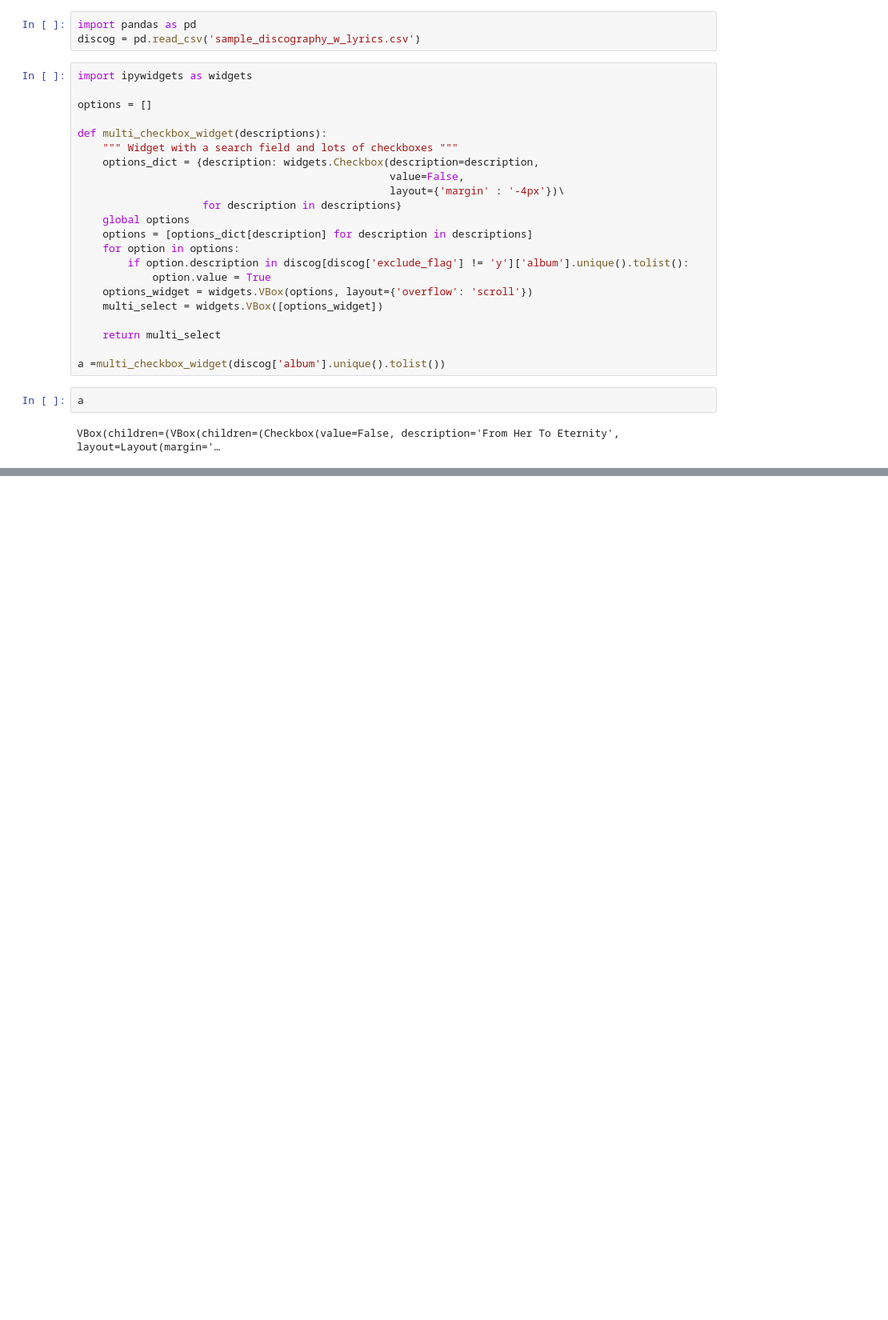
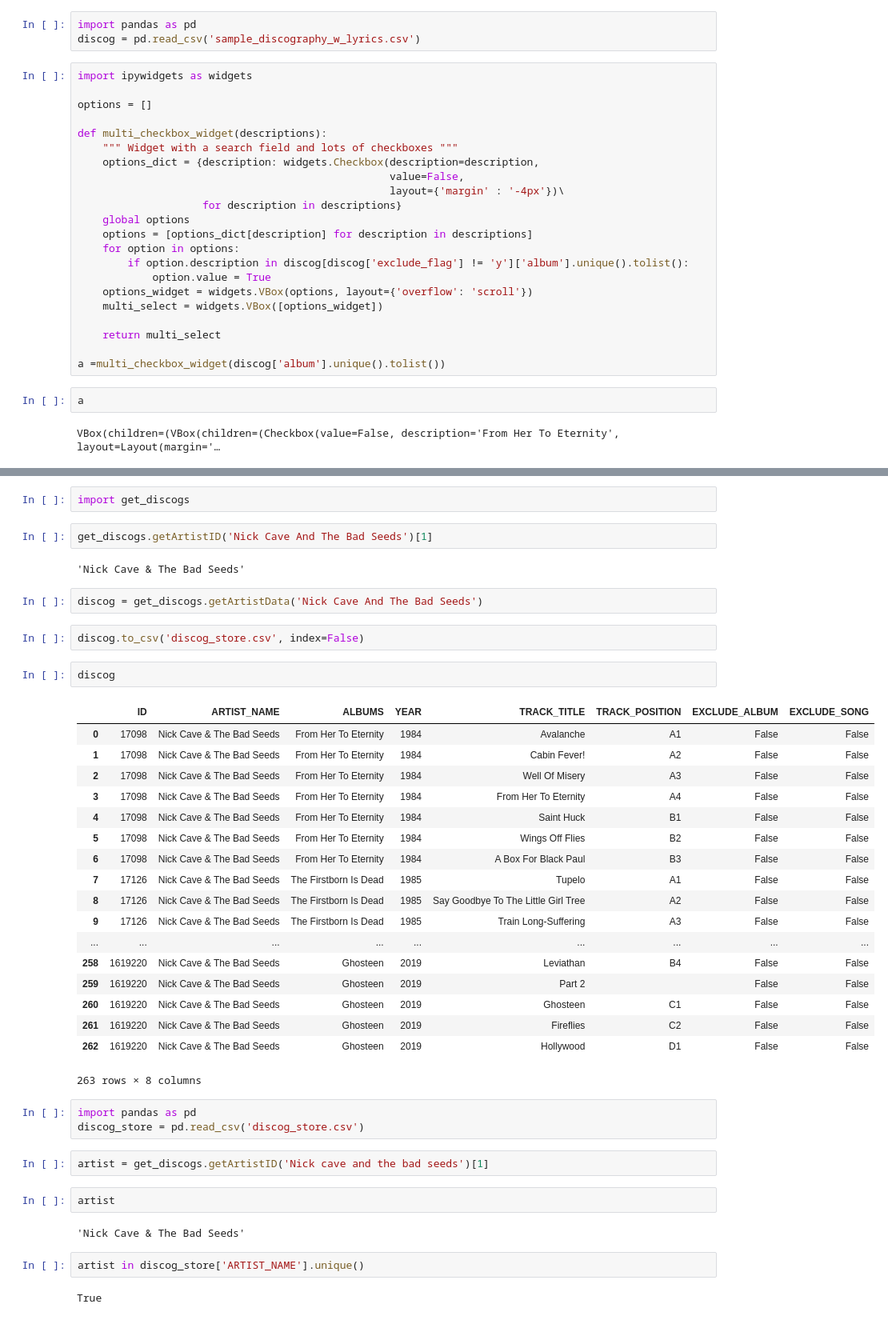
Before and after one commit to Err0neus/Santos-Discography-Analyser, a Jupyter notebook: selector_alternative.ipynb, the cells around one changed output, grey strips where cells are left out. Shown: that part at 80% size. Saved outputs shown, nothing was run; the diff lists cells and outputs as text; blank space fills up the shorter version.

```diff
--- a/selector_alternative.ipynb
+++ b/selector_alternative.ipynb
@@ -87,0 +89,44 @@ class tuple(object)
+# %%
+import get_discogs
+# %%
+get_discogs.getArtistID('Nick Cave And The Bad Seeds')[1]
+# %% [output]
+'Nick Cave & The Bad Seeds'
+# %%
+discog = get_discogs.getArtistData('Nick Cave And The Bad Seeds')
+# %%
+discog.to_csv('discog_store.csv', index=False)
+# %%
+discog
+# %% [output]
+|  | ID | ARTIST_NAME | ALBUMS | YEAR | TRACK_TITLE | TRACK_POSITION | EXCLUDE_ALBUM | EXCLUDE_SONG |
+| 0 | 17098 | Nick Cave & The Bad Seeds | From Her To Eternity | 1984 | Avalanche | A1 | False | False |
+| 1 | 17098 | Nick Cave & The Bad Seeds | From Her To Eternity | 1984 | Cabin Fever! | A2 | False | False |
+| 2 | 17098 | Nick Cave & The Bad Seeds | From Her To Eternity | 1984 | Well Of Misery | A3 | False | False |
+| 3 | 17098 | Nick Cave & The Bad Seeds | From Her To Eternity | 1984 | From Her To Eternity | A4 | False | False |
+| 4 | 17098 | Nick Cave & The Bad Seeds | From Her To Eternity | 1984 | Saint Huck | B1 | False | False |
+| 5 | 17098 | Nick Cave & The Bad Seeds | From Her To Eternity | 1984 | Wings Off Flies | B2 | False | False |
+| 6 | 17098 | Nick Cave & The Bad Seeds | From Her To Eternity | 1984 | A Box For Black Paul | B3 | False | False |
+| 7 | 17126 | Nick Cave & The Bad Seeds | The Firstborn Is Dead | 1985 | Tupelo | A1 | False | False |
+| 8 | 17126 | Nick Cave & The Bad Seeds | The Firstborn Is Dead | 1985 | Say Goodbye To The Little Girl Tree | A2 | False | False |
+| 9 | 17126 | Nick Cave & The Bad Seeds | The Firstborn Is Dead | 1985 | Train Long-Suffering | A3 | False | False |
+| ... | ... | ... | ... | ... | ... | ... | ... | ... |
+| 258 | 1619220 | Nick Cave & The Bad Seeds | Ghosteen | 2019 | Leviathan | B4 | False | False |
+| 259 | 1619220 | Nick Cave & The Bad Seeds | Ghosteen | 2019 | Part 2 |  | False | False |
+| 260 | 1619220 | Nick Cave & The Bad Seeds | Ghosteen | 2019 | Ghosteen | C1 | False | False |
+| 261 | 1619220 | Nick Cave & The Bad Seeds | Ghosteen | 2019 | Fireflies | C2 | False | False |
+| 262 | 1619220 | Nick Cave & The Bad Seeds | Ghosteen | 2019 | Hollywood | D1 | False | False |
+263 rows × 8 columns
+# %%
+import pandas as pd
+discog_store = pd.read_csv('discog_store.csv')
+# %%
+artist = get_discogs.getArtistID('Nick cave and the bad seeds')[1]
+# %%
+artist
+# %% [output]
+'Nick Cave & The Bad Seeds'
+# %%
+artist in discog_store['ARTIST_NAME'].unique()
+# %% [output]
+True
```
Also changed, not shown: parts of 4 cells of this notebook, 2 other files.
